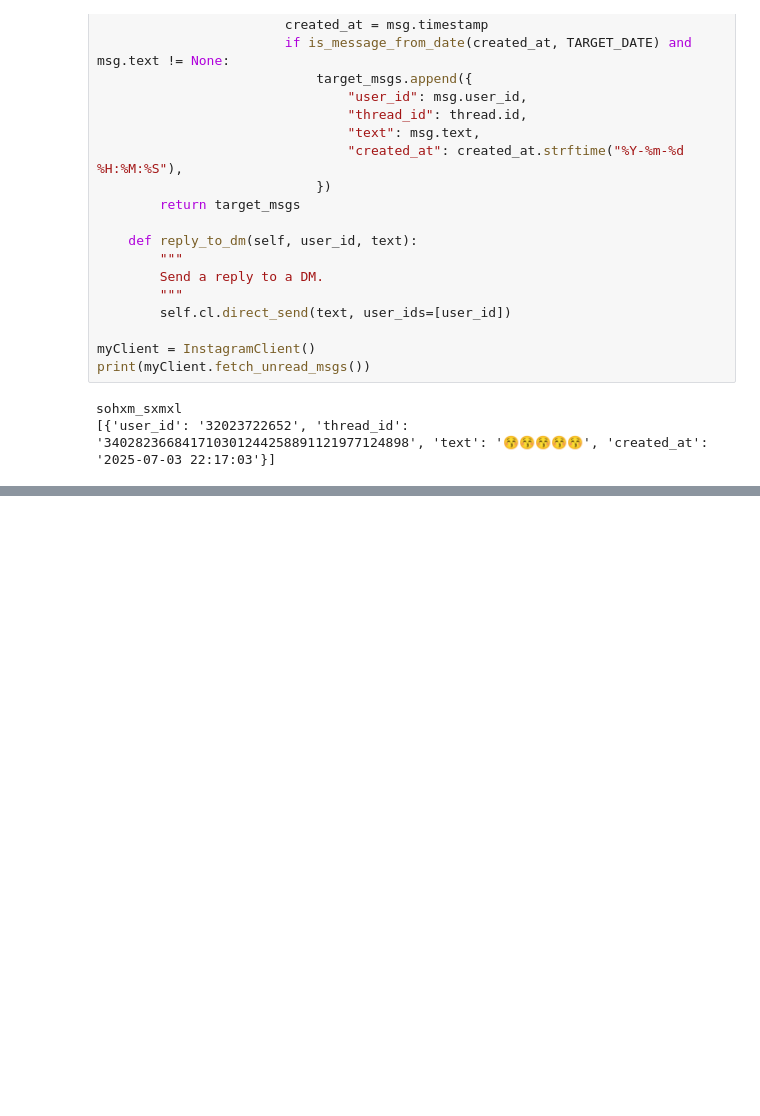
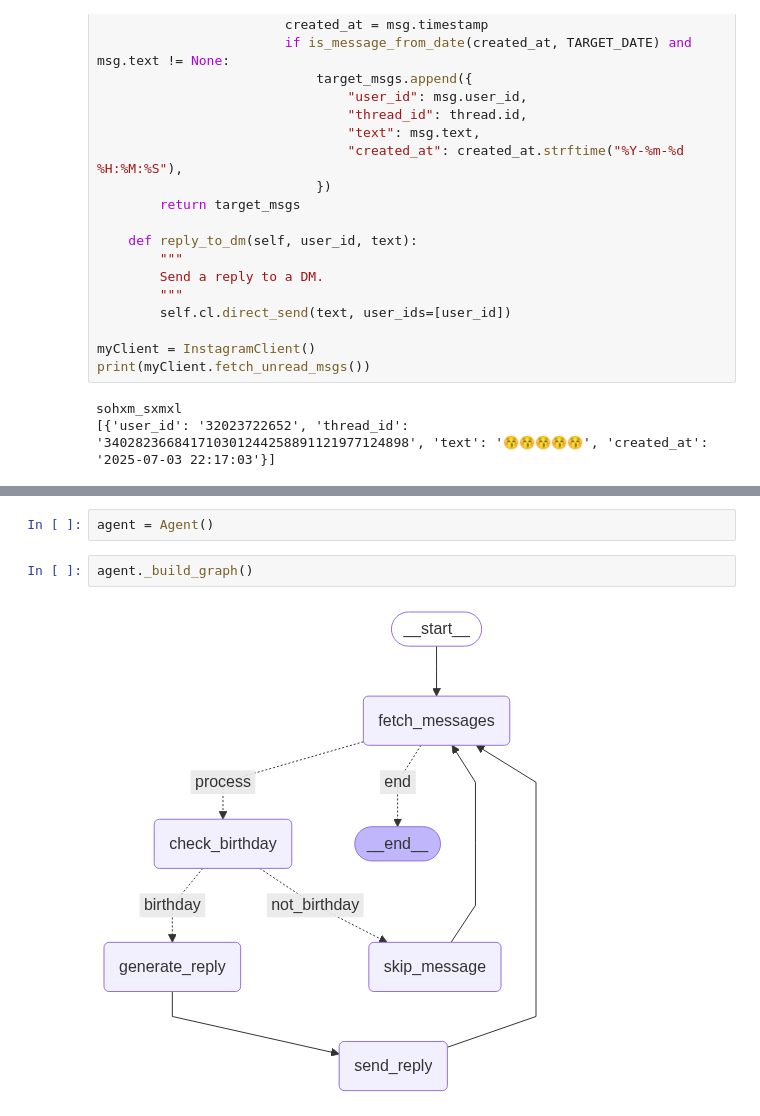
Before and after one commit to sazuyakun/Instagram-Replier, a Jupyter notebook: experiments.ipynb, the cells around one changed output, grey strips where cells are left out. Cells and saved outputs as stored; diff of their text form; blank space fills up the shorter version.

Commit message:
Completion of the main agent and readme file - one more stage to completion

```diff
--- a/experiments.ipynb
+++ b/experiments.ipynb
@@ -151,0 +397,6 @@ from src.instagram import
+# %%
+agent = Agent()
+# %%
+agent._build_graph()
+# %% [output]
+[figure, added]
```
Also changed, not shown: parts of 9 cells of this notebook, 6 other files.
